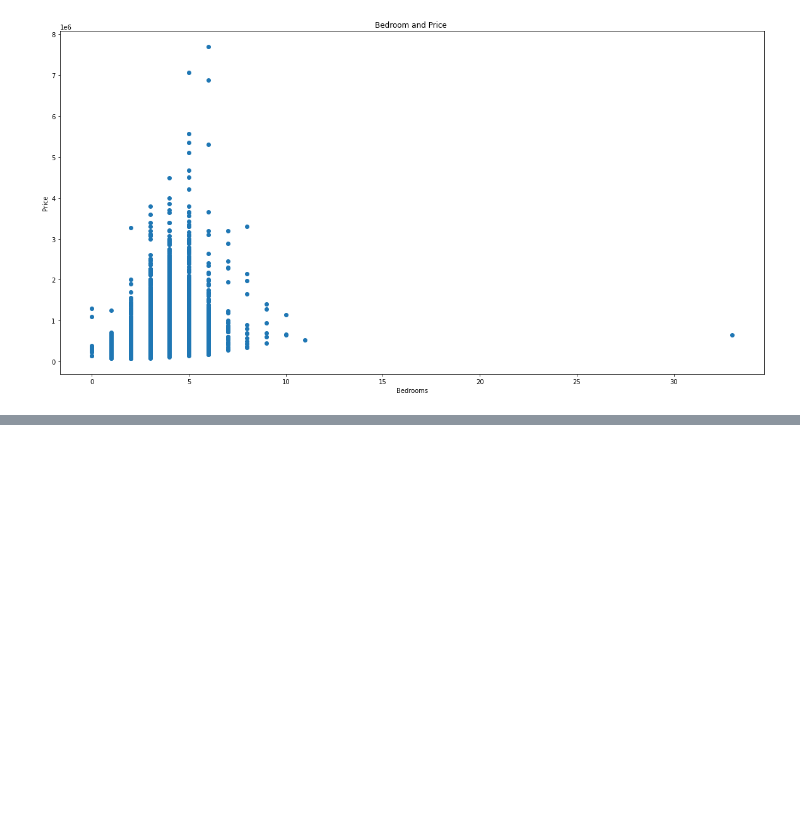
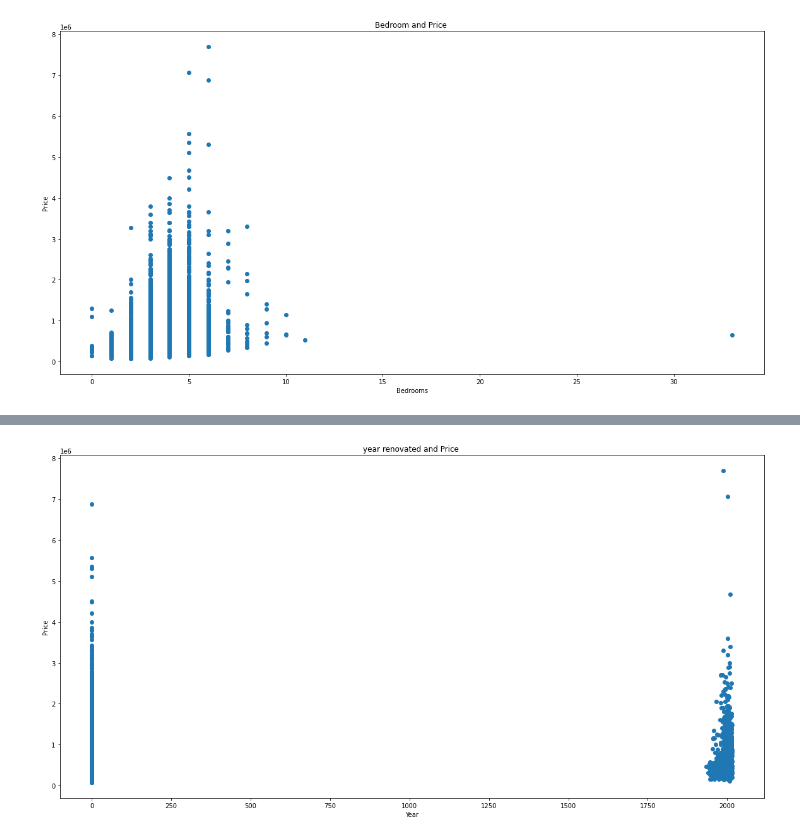
Before and after one commit to 623059008/InfoVizProject, a Jupyter notebook: FinalProject.ipynb, the cells around one changed output, grey strips where cells are left out. Saved outputs shown, nothing was run; the diff lists cells and outputs as text; code cells hidden in the pictures; blank space fills up the shorter version.

```diff
--- a/FinalProject.ipynb
+++ b/FinalProject.ipynb
@@ -132,0 +142,9 @@ plt.show()
+# %%
+plt.figure(figsize=(20, 10))
+plt.scatter(data.yr_renovated,data.price)
+plt.title("year renovated and Price ")
+plt.xlabel("Year")
+plt.ylabel("Price")
+plt.show()
+# %% [output]
+[figure, added]
```
Also changed, not shown: parts of 2 cells of this notebook.
